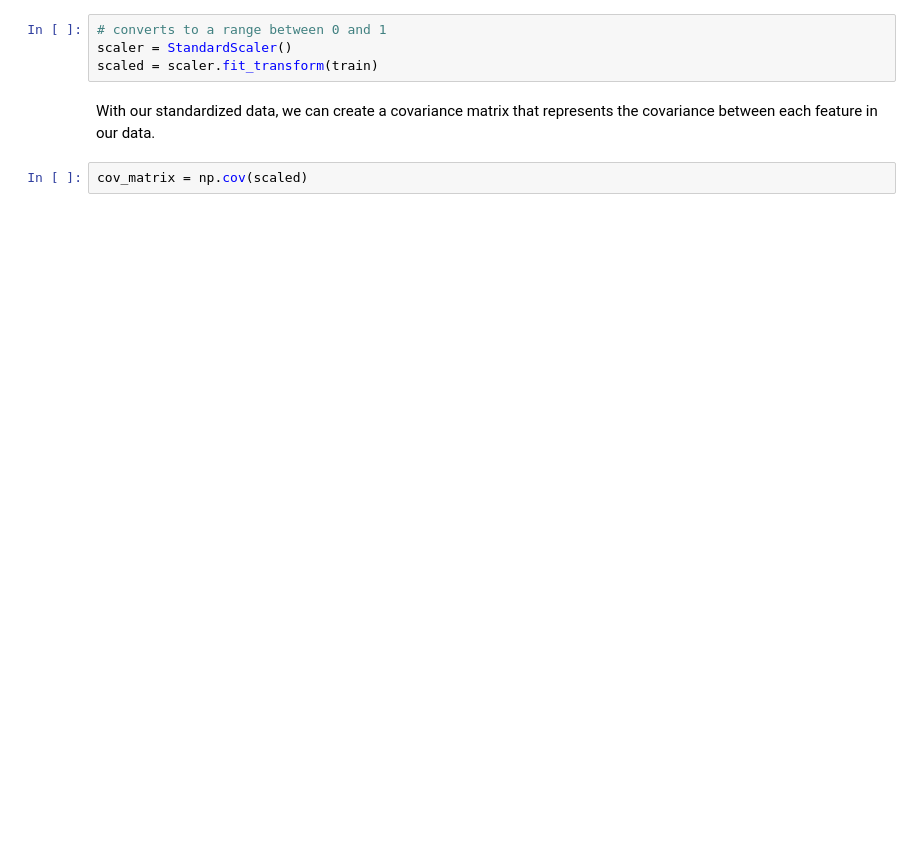
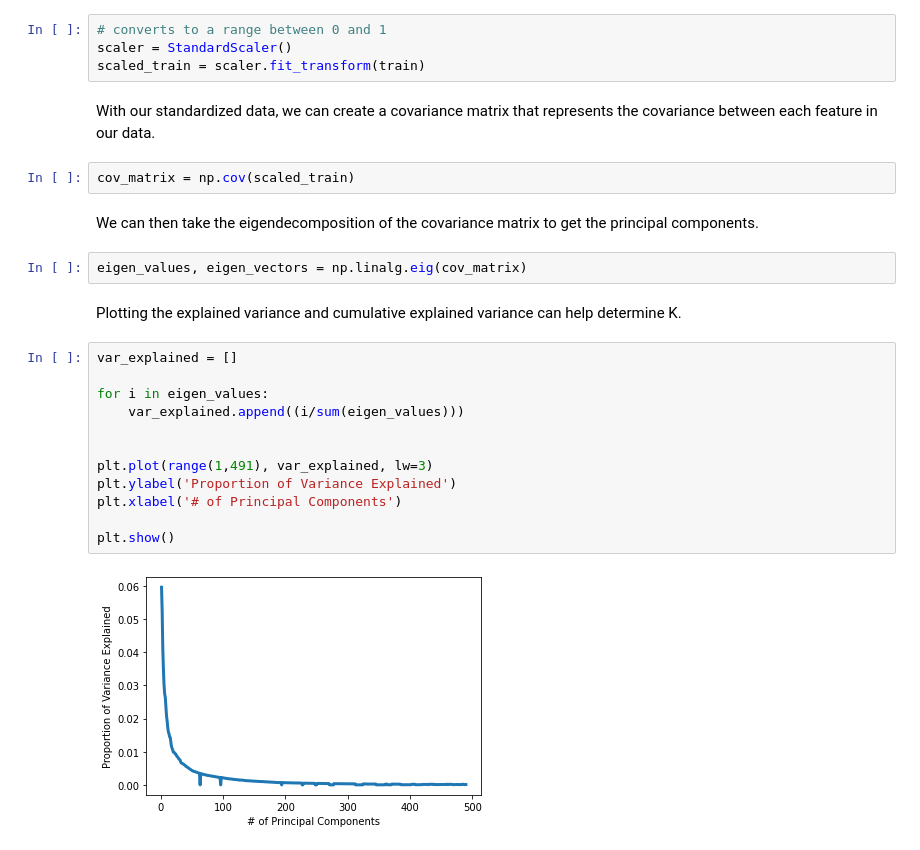
Before and after one commit to erikchomez/CS179FinalProject, a Jupyter notebook: Recommender System.ipynb, the cells around one changed output. Cells and saved outputs as stored; diff of their text form; blank space fills up the shorter version.

```diff
--- a/Recommender System.ipynb
+++ b/Recommender System.ipynb
@@ -55,8 +56,28 @@ We want to standardize our data so that the mean of observed values is 0 and the
 # %%
 # converts to a range between 0 and 1
 scaler = StandardScaler()
-scaled = scaler.fit_transform(train)
+scaled_train = scaler.fit_transform(train)
 # %% [markdown]
 With our standardized data, we can create a covariance matrix that represents the covariance between each feature in our data.
 # %%
-cov_matrix = np.cov(scaled)
+cov_matrix = np.cov(scaled_train)
+# %% [markdown]
+We can then take the eigendecomposition of the covariance matrix to get the principal components.
+# %%
+eigen_values, eigen_vectors = np.linalg.eig(cov_matrix)
+# %% [markdown]
+Plotting the explained variance and cumulative explained variance can help determine K.
+# %%
+var_explained = []
+
+for i in eigen_values:
+    var_explained.append((i/sum(eigen_values)))
+
+
+plt.plot(range(1,491), var_explained, lw=3)
+plt.ylabel('Proportion of Variance Explained')
+plt.xlabel('# of Principal Components')
+
+plt.show()
+# %% [output]
+[figure, added]
```
Also changed, not shown: parts of 7 cells of this notebook.
